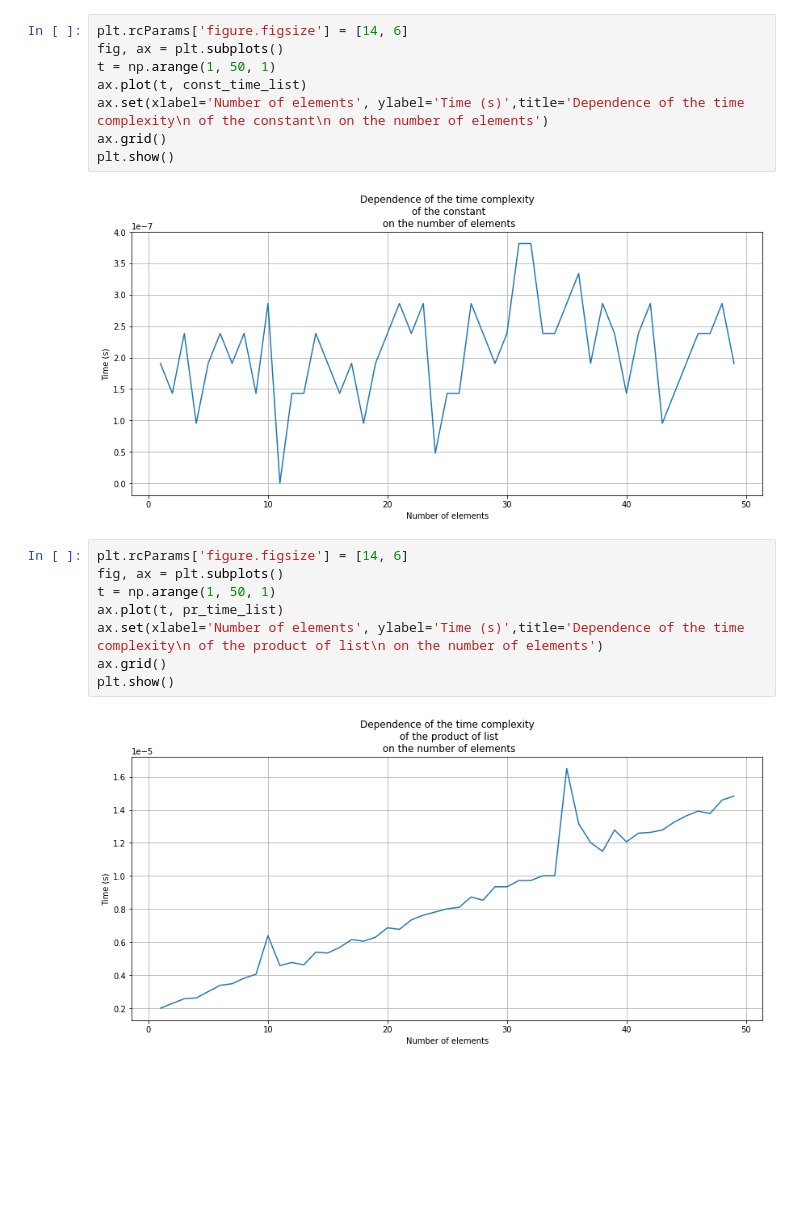
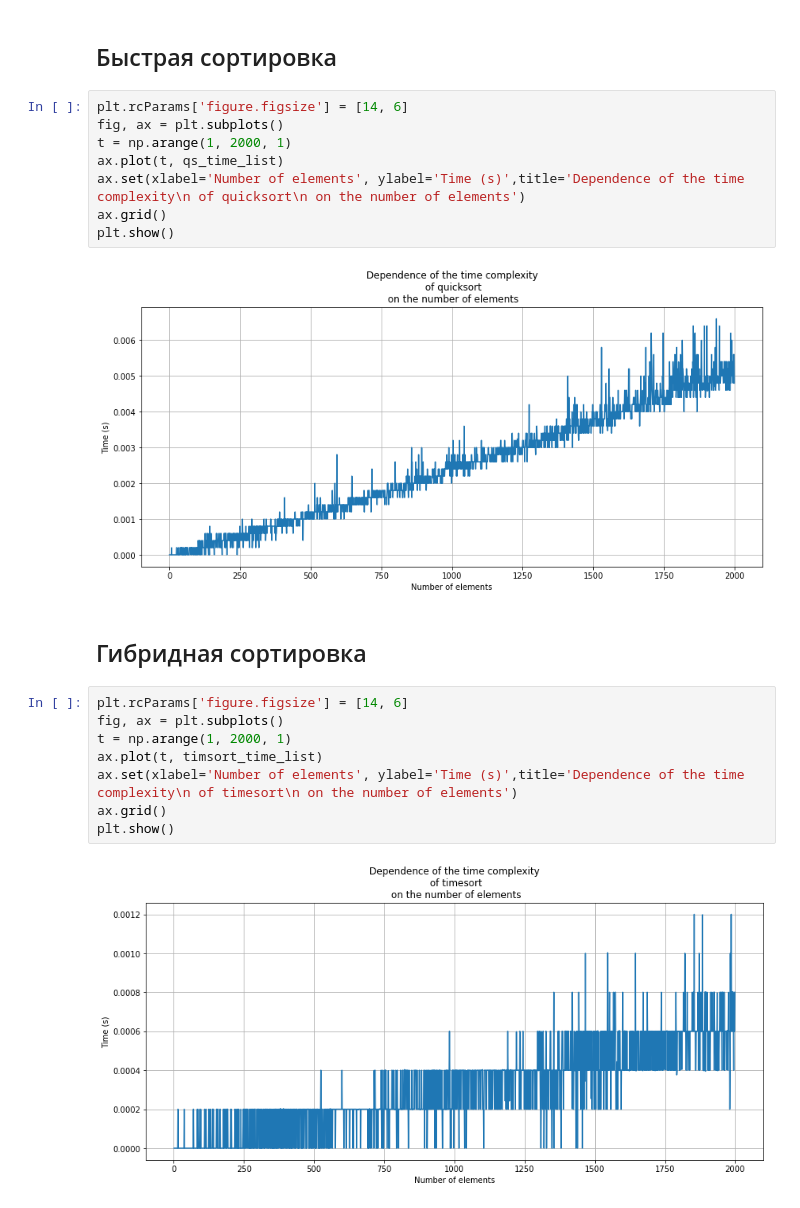
Before and after one commit to ChrisLisbon/ITMO_algorithms_classes, a Jupyter notebook: lab1.ipynb, the cells around one changed output. Cells and saved outputs as stored; diff of their text form; blank space fills up the shorter version.

```diff
--- a/lab1.ipynb
+++ b/lab1.ipynb
@@ -256,20 +284,24 @@ plt.show()
+# %% [markdown]
+## Быстрая сортировка
 # %%
 plt.rcParams['figure.figsize'] = [14, 6]
 fig, ax = plt.subplots()
-t = np.arange(1, 50, 1)
-ax.plot(t, const_time_list)
-ax.set(xlabel='Number of elements', ylabel='Time (s)',title='Dependence of the time complexity\n of the constant\n on the number of elements')
+t = np.arange(1, 2000, 1)
+ax.plot(t, qs_time_list)
+ax.set(xlabel='Number of elements', ylabel='Time (s)',title='Dependence of the time complexity\n of quicksort\n on the number of elements')
 ax.grid()
 plt.show()
 # %% [output]
-[figure, old version]
+[figure, new version]
+# %% [markdown]
+## Гибридная сортировка
 # %%
 plt.rcParams['figure.figsize'] = [14, 6]
 fig, ax = plt.subplots()
-t = np.arange(1, 50, 1)
-ax.plot(t, pr_time_list)
-ax.set(xlabel='Number of elements', ylabel='Time (s)',title='Dependence of the time complexity\n of the product of list\n on the number of elements')
+t = np.arange(1, 2000, 1)
+ax.plot(t, timsort_time_list)
+ax.set(xlabel='Number of elements', ylabel='Time (s)',title='Dependence of the time complexity\n of timesort\n on the number of elements')
 ax.grid()
 plt.show()
 # %% [output]
-[figure, old version]
+[figure, new version]
```
Also changed, not shown: parts of 26 cells of this notebook, 4 other files.
